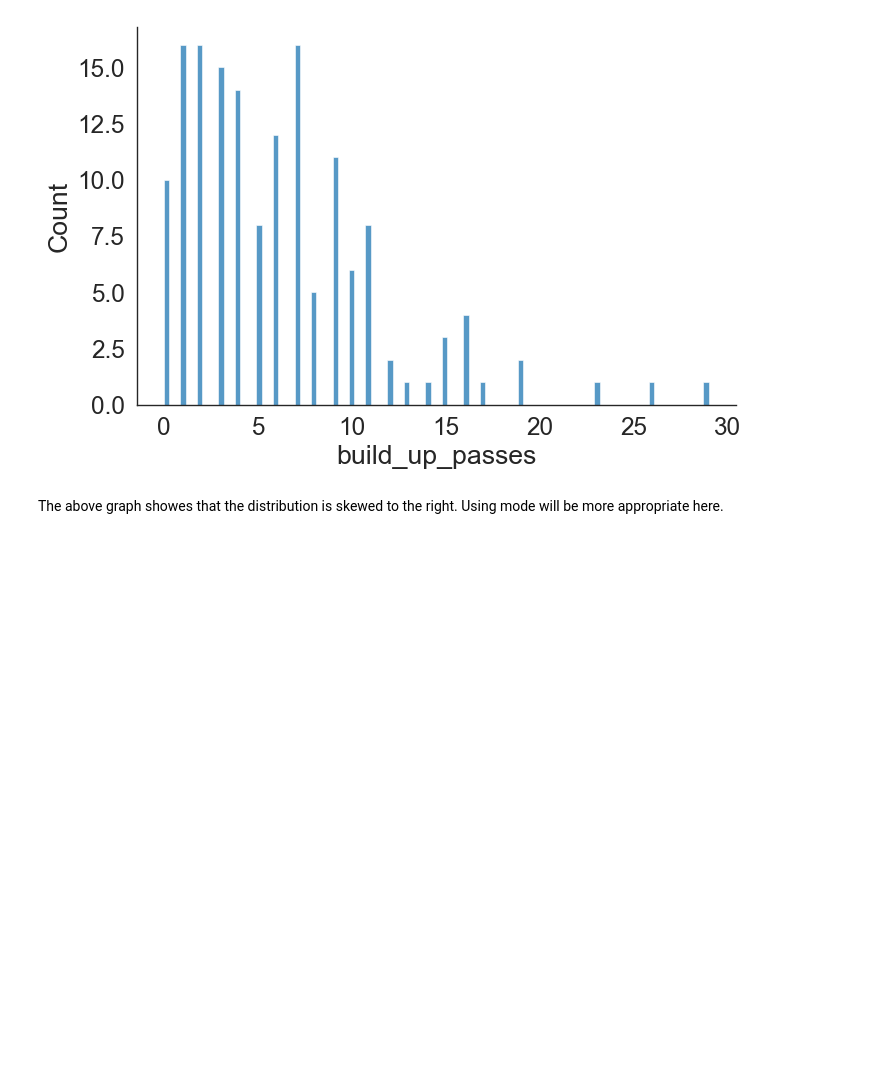
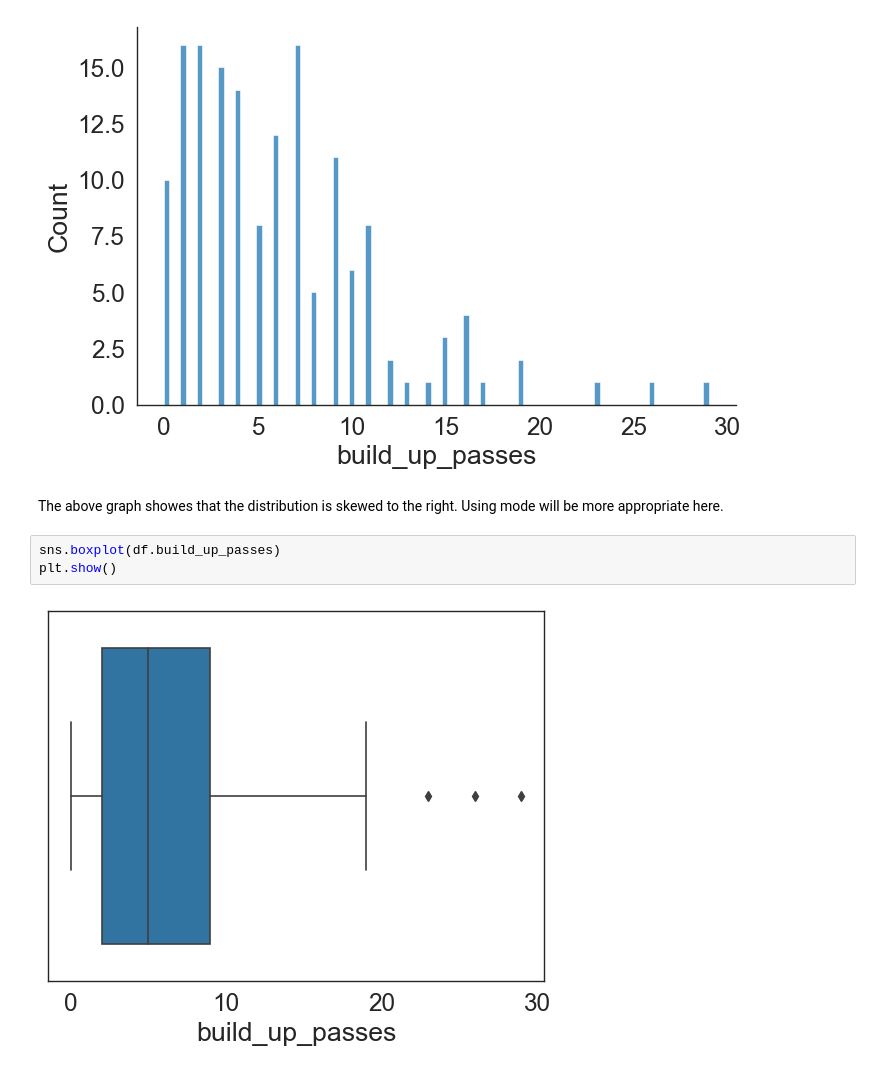
Before and after one commit to sujilkumarkm/vintane_machine_learning_assignment1_2022, a Jupyter notebook: notebooks/data_cleaning.ipynb, the cells around one changed output. Drawn from its saved outputs; the diff is of its cells as text; blank space fills up the shorter version.

```diff
--- a/notebooks/data_cleaning.ipynb
+++ b/notebooks/data_cleaning.ipynb
@@ -43,3 +58,8 @@ plt.show()
 [figure]
 # %% [markdown]
 The above graph showes that the distribution is skewed to the right. Using mode will be more appropriate here.
+# %%
+sns.boxplot(df.build_up_passes)
+plt.show()
+# %% [output]
+[figure, added]
```
Also changed, not shown: parts of 9 cells of this notebook.
